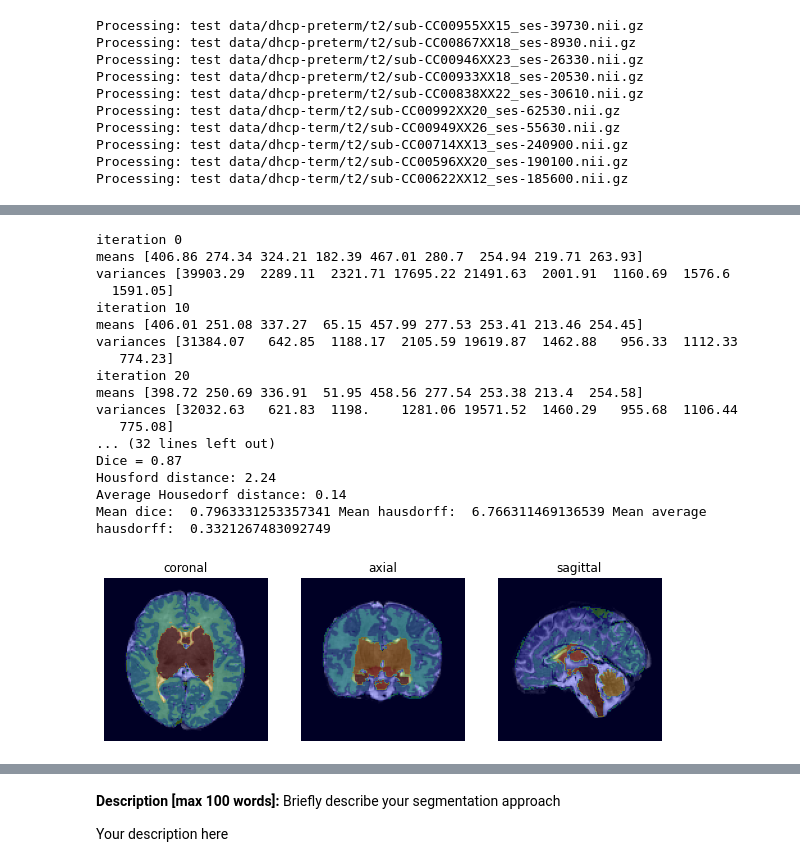
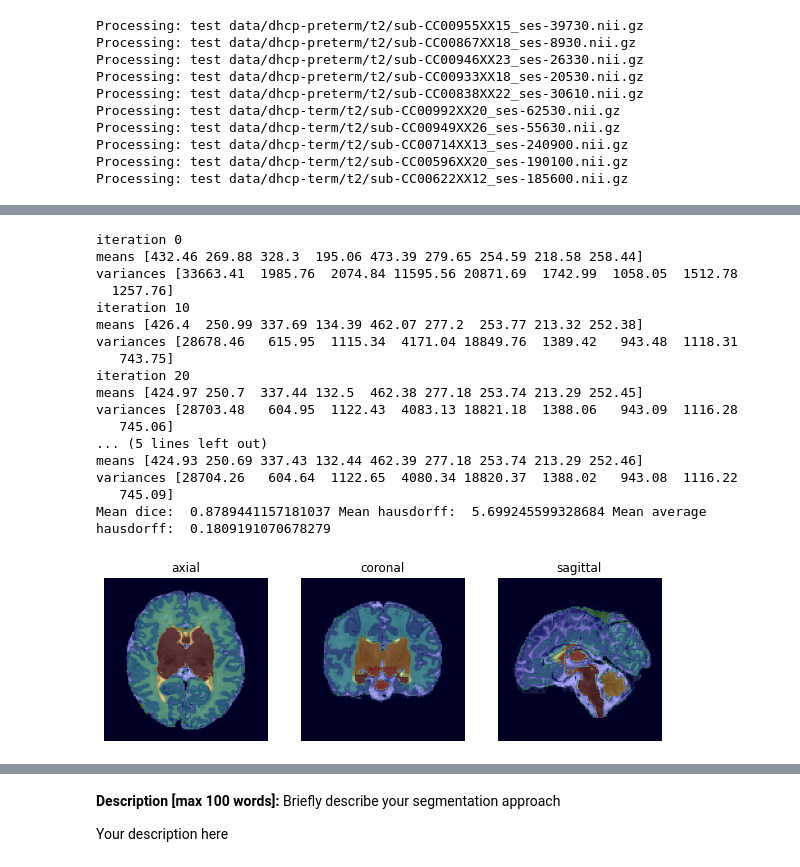
Before and after one commit to michellepi/MIC-Project-B, a Jupyter notebook: Mini_Project_Part_B.ipynb, the cells around one changed output, grey strips where cells are left out. Drawn from its saved outputs; the diff is of its cells as text; code cells hidden in the pictures.

```diff
--- a/Mini_Project_Part_B.ipynb
+++ b/Mini_Project_Part_B.ipynb
@@ -257,0 +251,6 @@ PlotOverlay3D(pt_test_im[0], pt_masks[0], 0.3,c='jet')
+# %%
+t_probl = []
+pt_probl = []
+for i, (t, pt) in enumerate(zip(t_im, pt_im)):
+  t_probl.append(resample_labels(t, label_probs, t_nonrigid[i]))
+  pt_probl.append(resample_labels(pt, label_probs, pt_nonrigid[i]))
@@ -316,12 +351,12 @@ def extract_region(labels,c):
 # %%
-term_dice = np.zeros((len(t_test_im), 9))
-preterm_dice = np.zeros((len(pt_test_im), 9))
+term_dice = np.zeros((len(t_im), 8))
+preterm_dice = np.zeros((len(pt_im), 8))
 
-term_hd = np.zeros((len(t_test_im), 9))
-preterm_hd = np.zeros((len(pt_test_im), 9))
+term_hd = np.zeros((len(t_im), 8))
+preterm_hd = np.zeros((len(pt_im), 8))
 
-term_ahd = np.zeros((len(t_test_im), 9))
-preterm_ahd = np.zeros((len(pt_test_im), 9))
+term_ahd = np.zeros((len(t_im), 8))
+preterm_ahd = np.zeros((len(pt_im), 8))
 
 term_seg = []
 preterm_seg = []
@@ -328,44 +482,48 @@ preterm_seg = []
 # %%
-for i, (im, mask, p, lbl) in enumerate(zip(t_test_im, t_masks, t_priors, t_test_lbl)):
+for i, (im, mask, prob, lbl) in enumerate(zip(t_im, t_masks, t_probl, t_lbl)):
+  im = im.numpy()
+  mask = mask.numpy()
+  p = [x.numpy() for x in prob]
+  lbl = lbl.numpy()
   masked_image = mask_image(im, mask)
-  sitk_image_masked = sitk.GetImageFromArray(masked_image)
-  sitk_image_masked.CopyInformation(im)
-  input = sitk.GetArrayFromImage(sitk_image_masked)
-
-  prior = [sitk.GetArrayFromImage(i) for i in p]
-
-  seg = gmm_seg(input, im, prior)
+  seg = gmm_seg(masked_image, p)
   term_seg.append(seg)
-  for label in range(9):
-    reg_seg = extract_region(sitk.GetArrayFromImage(seg), label+1)
-    reg_gt = extract_region(sitk.GetArrayFromImage(lbl), label+1)
-    term_dice[i, label] = Dice(reg_seg, reg_gt)
+  for label in range(1,9):
+    if label > 3:
+      reg_seg = extract_region(seg, label+1)
+      reg_gt = extract_region(lbl, label+1)
+    else:
+      reg_seg = extract_region(seg, label)
+      reg_gt = extract_region(lbl, label)
+    term_dice[i, label-1] = Dice(reg_seg, reg_gt)
     hd, ahd = Hausdorff(sitk.GetImageFromArray(reg_seg), sitk.GetImageFromArray(reg_gt))
-    term_hd[i, label] = hd
-    term_ahd[i, label] = ahd
+    term_hd[i, label-1] = hd
+    term_ahd[i, label-1] = ahd
 
   print("Mean dice: ", np.mean(term_dice[i,:]),
         "Mean hausdorff: ", np.mean(term_hd[i,:]),
         "Mean average hausdorff: ", np.mean(term_ahd[i,:]))
+
+
   PlotOverlay3D(im, seg, 0.3,c='jet')
   plt.show()
 # %% [output]
 iteration 0
-means [406.86 274.34 324.21 182.39 467.01 280.7  254.94 219.71 263.93]
-variances [39903.29  2289.11  2321.71 17695.22 21491.63  2001.91  1160.69  1576.6
-  1591.05]
+means [432.46 269.88 328.3  195.06 473.39 279.65 254.59 218.58 258.44]
+variances [33663.41  1985.76  2074.84 11595.56 20871.69  1742.99  1058.05  1512.78
+  1257.76]
 iteration 10
-means [406.01 251.08 337.27  65.15 457.99 277.53 253.41 213.46 254.45]
-variances [31384.07   642.85  1188.17  2105.59 19619.87  1462.88   956.33  1112.33
-   774.23]
+means [426.4  250.99 337.69 134.39 462.07 277.2  253.77 213.32 252.38]
+variances [28678.46   615.95  1115.34  4171.04 18849.76  1389.42   943.48  1118.31
+   743.75]
 iteration 20
-means [398.72 250.69 336.91  51.95 458.56 277.54 253.38 213.4  254.58]
-variances [32032.63   621.83  1198.    1281.06 19571.52  1460.29   955.68  1106.44
-   775.08]
-... (32 lines left out)
-Dice = 0.87
-Housford distance: 2.24
-Average Housedorf distance: 0.14
-Mean dice:  0.7963331253357341 Mean hausdorff:  6.766311469136539 Mean average hausdorff:  0.3321267483092749
+means [424.97 250.7  337.44 132.5  462.38 277.18 253.74 213.29 252.45]
+variances [28703.48   604.95  1122.43  4083.13 18821.18  1388.06   943.09  1116.28
+   745.06]
+... (5 lines left out)
+means [424.93 250.69 337.43 132.44 462.39 277.18 253.74 213.29 252.46]
+variances [28704.26   604.64  1122.65  4080.34 18820.37  1388.02   943.08  1116.22
+   745.09]
+Mean dice:  0.8789441157181037 Mean hausdorff:  5.699245599328684 Mean average hausdorff:  0.1809191070678279
-[figure, old version]
+[figure, new version]
 iteration 0
```
Also changed, not shown: parts of 37 cells of this notebook.
